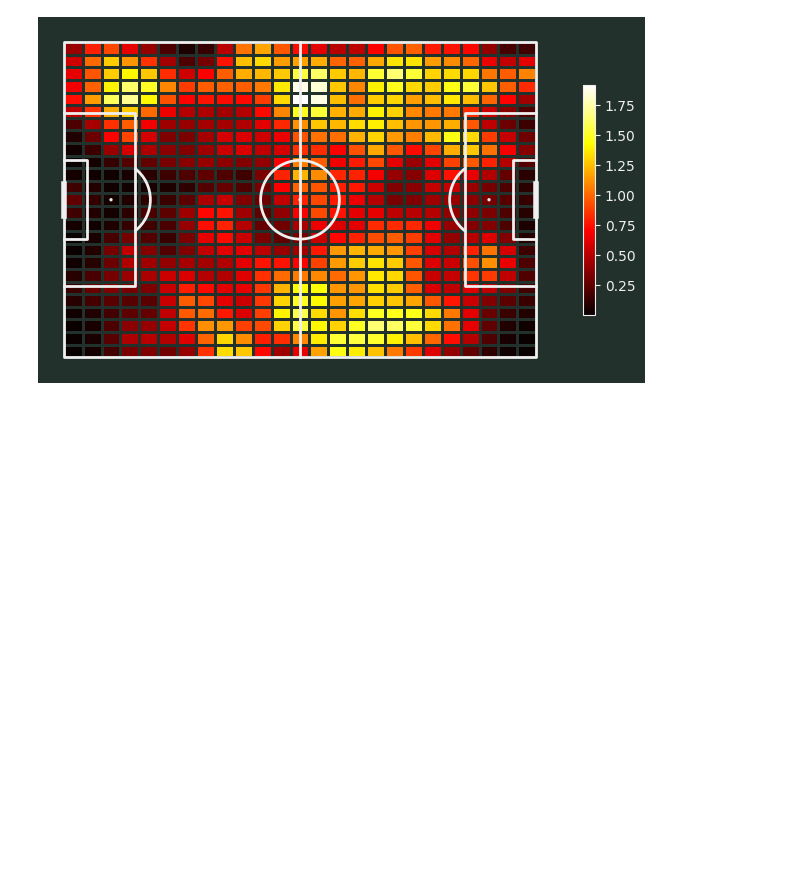
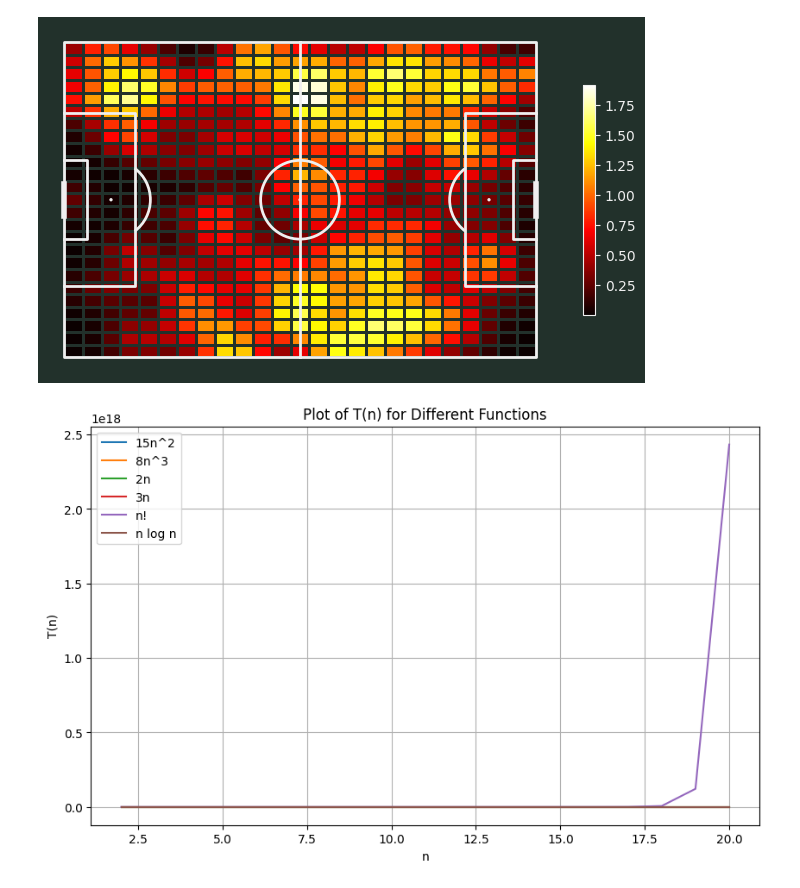
Before and after one commit to phenomenon0/LLM-in-Sports, a Jupyter notebook: main.ipynb, the cells around one changed output. Saved outputs shown, nothing was run; the diff lists cells and outputs as text; code cells hidden in the pictures; blank space fills up the shorter version.

```diff
--- a/main.ipynb
+++ b/main.ipynb
@@ -360,3 +360,56 @@ df_pass = df.loc[(df.team_name == 'Chelsea FCW') & (df.type_name == 'Pass'), ['x
 draw_pitch(df_pressure)
 # %% [output]
 [figure]
+# %%
+import matplotlib.pyplot as plt
+impor t numpy as np
+import math
+
+# Define the functions
+def function_1(n):
+    return 15 * n**2
+
+def function_2(n):
+    return 8 * n**3
+
+def function_3(n):
+    return 2 * n
+
+def function_4(n):
+    return 3 * n
+
+def function_5(n):
+    return math.factorial(n)
+
+def function_6(n):
+    return n * np.log(n)
+
+# Generate values for n in the given range
+n_values = np.arange(2, 21)
+
+# Calculate T(n) for each function
+T_values_1 = [function_1(n) for n in n_values]
+T_values_2 = [function_2(n) for n in n_values]
+T_values_3 = [function_3(n) for n in n_values]
+T_values_4 = [function_4(n) for n in n_values]
+T_values_5 = [function_5(n) for n in n_values]
+T_values_6 = [function_6(n) for n in n_values]
+
+# Plotting
+plt.figure(figsize=(10, 6))
+
+plt.plot(n_values, T_values_1, label='15n^2')
+plt.plot(n_values, T_values_2, label='8n^3')
+plt.plot(n_values, T_values_3, label='2n')
+plt.plot(n_values, T_values_4, label='3n')
+plt.plot(n_values, T_values_5, label='n!')
+plt.plot(n_values, T_values_6, label='n log n')
+
+plt.xlabel('n')
+plt.ylabel('T(n)')
+plt.title('Plot of T(n) for Different Functions')
+plt.legend()
+plt.grid(True)
+plt.show()
+# %% [output]
+[figure, added]
```
